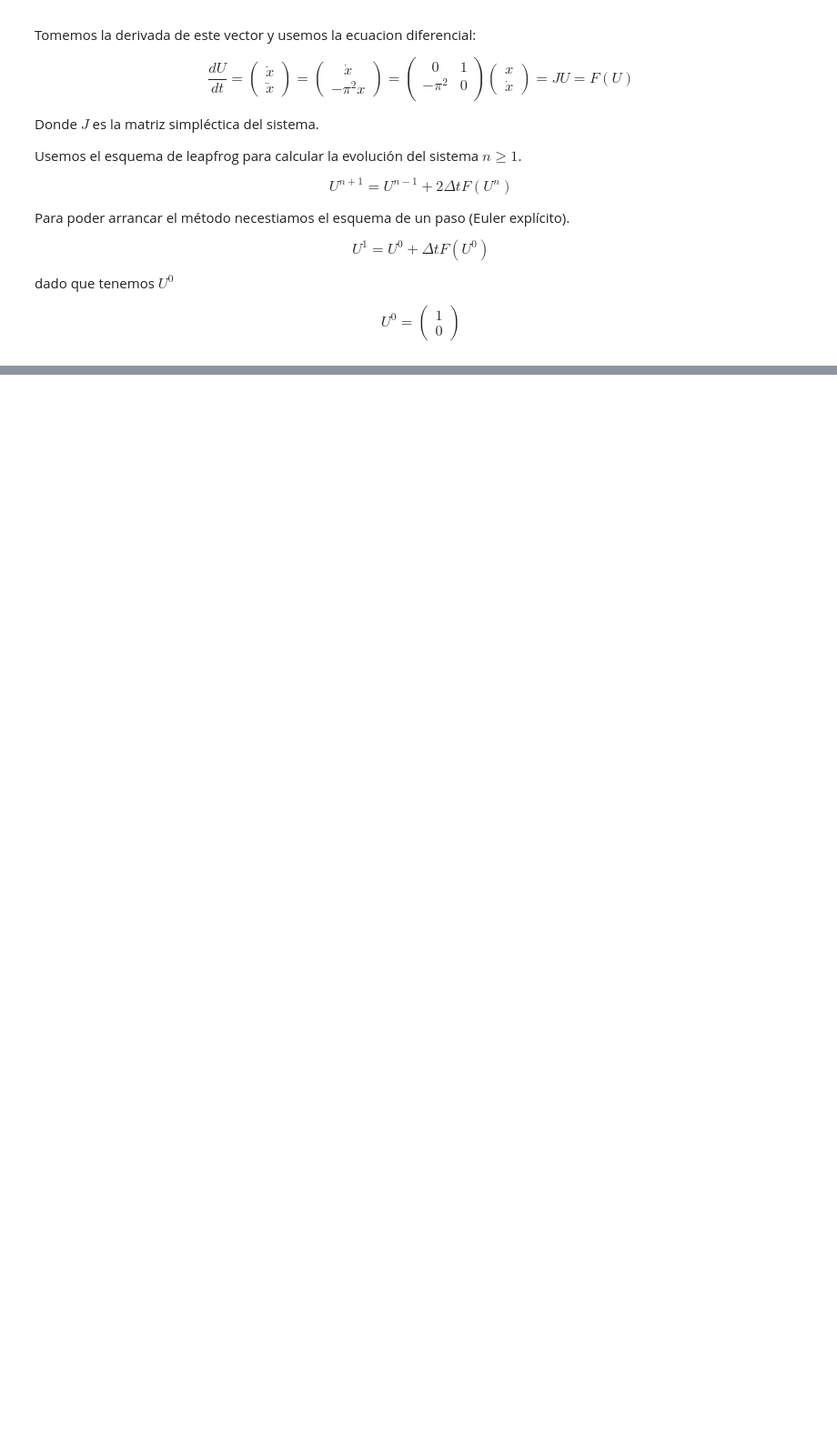
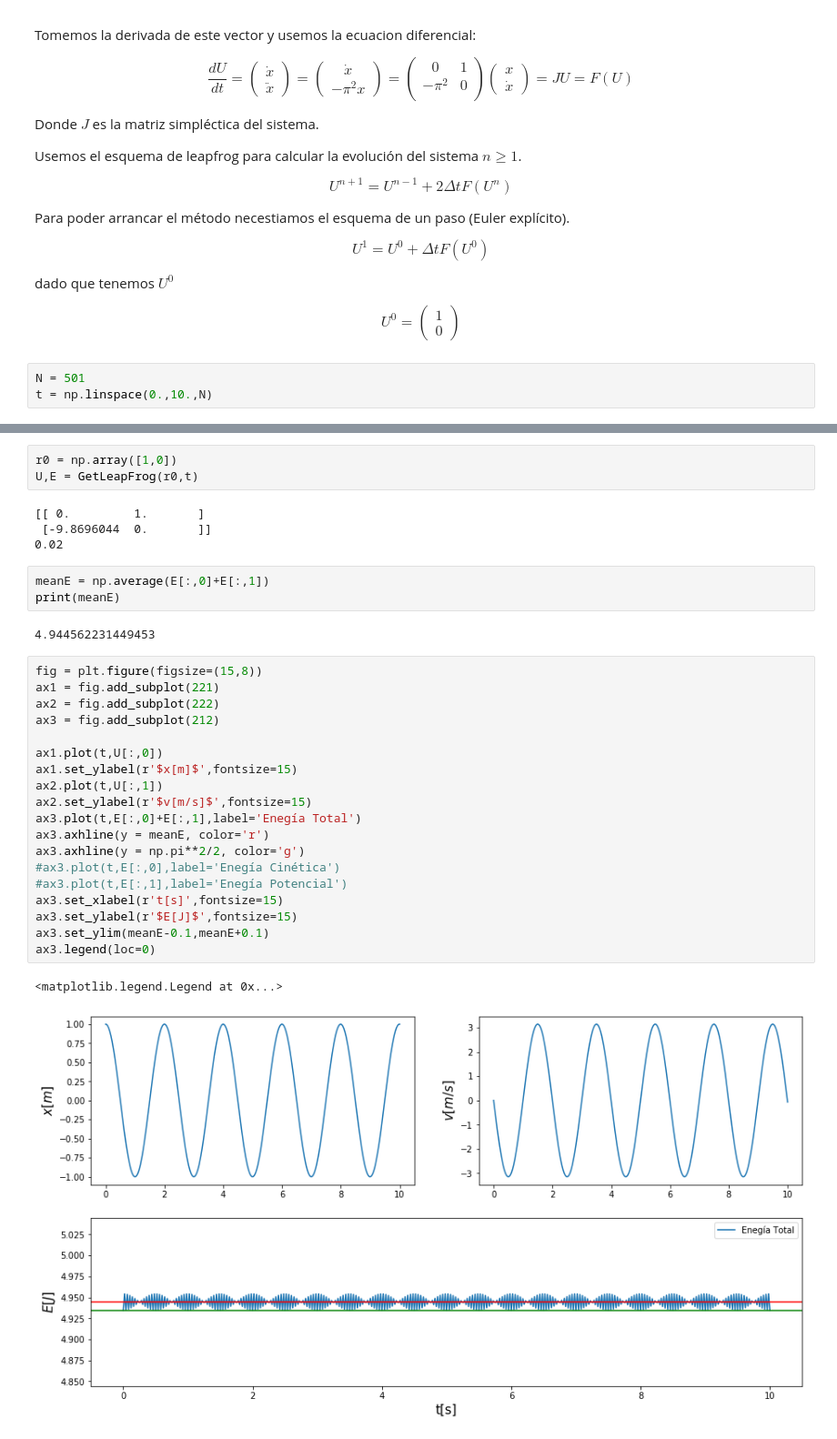
Before and after one commit to DiegoHp45/MetodosComputacionales2, a Jupyter notebook: Week4/LeapFrogMatricial.ipynb, the cells around one changed output, grey strips where cells are left out. Shown at 91% size. Drawn from its saved outputs; the diff is of its cells as text; blank space fills up the shorter version.

Commit message:
LeapFrog

```diff
--- a/Week4/LeapFrogMatricial.ipynb
+++ b/Week4/LeapFrogMatricial.ipynb
@@ -30,3 +30,6 @@ $$ U^{1} = U^{0} + \Delta t F(U^{0})$$
 dado que tenemos $ U^{0}$
 
 $$ U^{0} = \begin{pmatrix} 1 \\ 0 \end{pmatrix} $$
+# %%
+N = 501
+t = np.linspace(0.,10.,N)
@@ -32,0 +65,34 @@ $$ U^{0} = \begin{pmatrix} 1 \\ 0 \end{pmatrix} $$
+# %%
+r0 = np.array([1,0])
+U,E = GetLeapFrog(r0,t)
+# %% [output]
+[[ 0.         1.       ]
+ [-9.8696044  0.       ]]
+0.02
+# %%
+meanE = np.average(E[:,0]+E[:,1])
+print(meanE)
+# %% [output]
+4.944562231449453
+# %%
+fig = plt.figure(figsize=(15,8))
+ax1 = fig.add_subplot(221)
+ax2 = fig.add_subplot(222)
+ax3 = fig.add_subplot(212)
+
+ax1.plot(t,U[:,0])
+ax1.set_ylabel(r'$x[m]$',fontsize=15)
+ax2.plot(t,U[:,1])
+ax2.set_ylabel(r'$v[m/s]$',fontsize=15)
+ax3.plot(t,E[:,0]+E[:,1],label='Enegía Total')
+ax3.axhline(y = meanE, color='r')
+ax3.axhline(y = np.pi**2/2, color='g')
+#ax3.plot(t,E[:,0],label='Enegía Cinética')
+#ax3.plot(t,E[:,1],label='Enegía Potencial')
+ax3.set_xlabel(r't[s]',fontsize=15)
+ax3.set_ylabel(r'$E[J]$',fontsize=15)
+ax3.set_ylim(meanE-0.1,meanE+0.1)
+ax3.legend(loc=0)
+# %% [output]
+<matplotlib.legend.Legend at 0x...>
+[figure, added]
```
Also changed, not shown: parts of 5 cells of this notebook, 1 other file.
